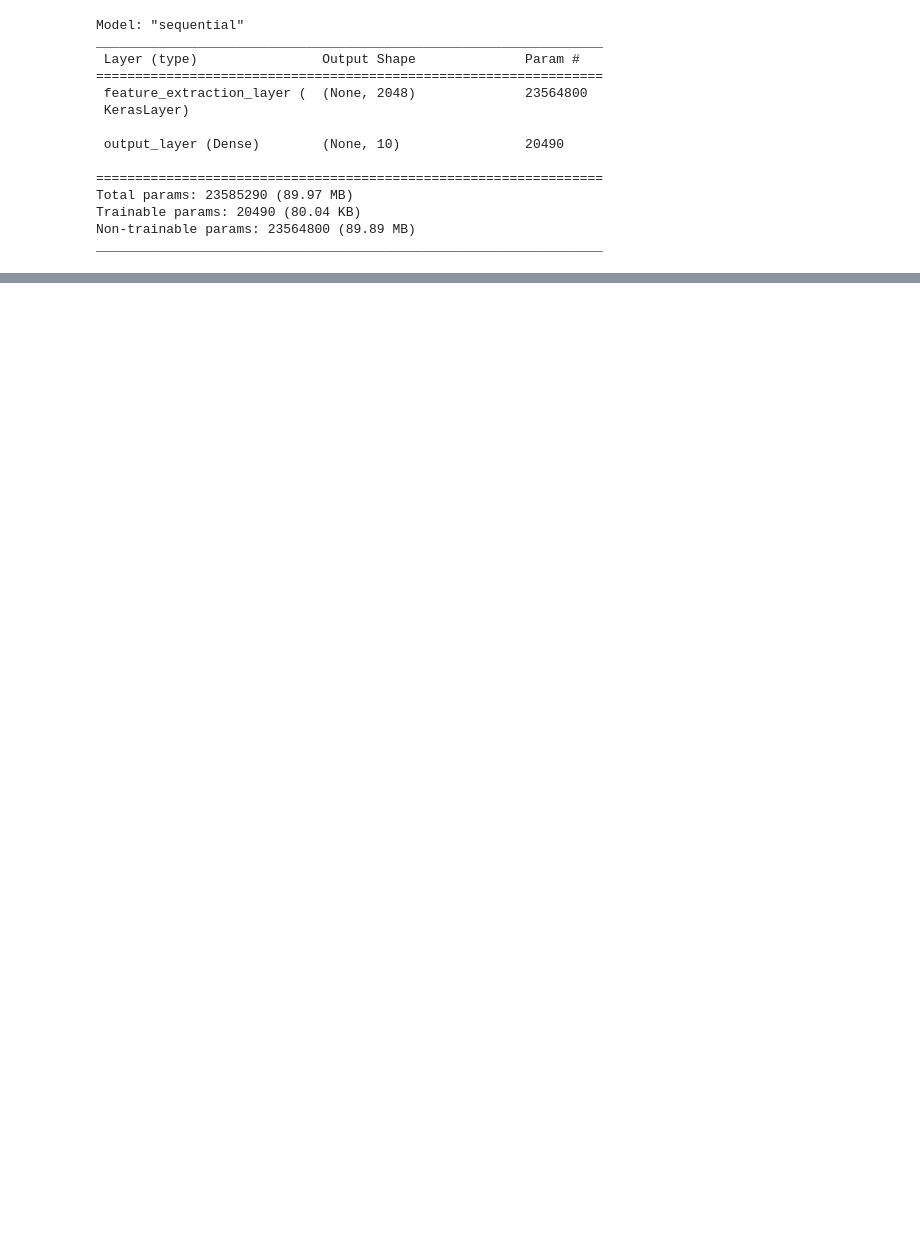
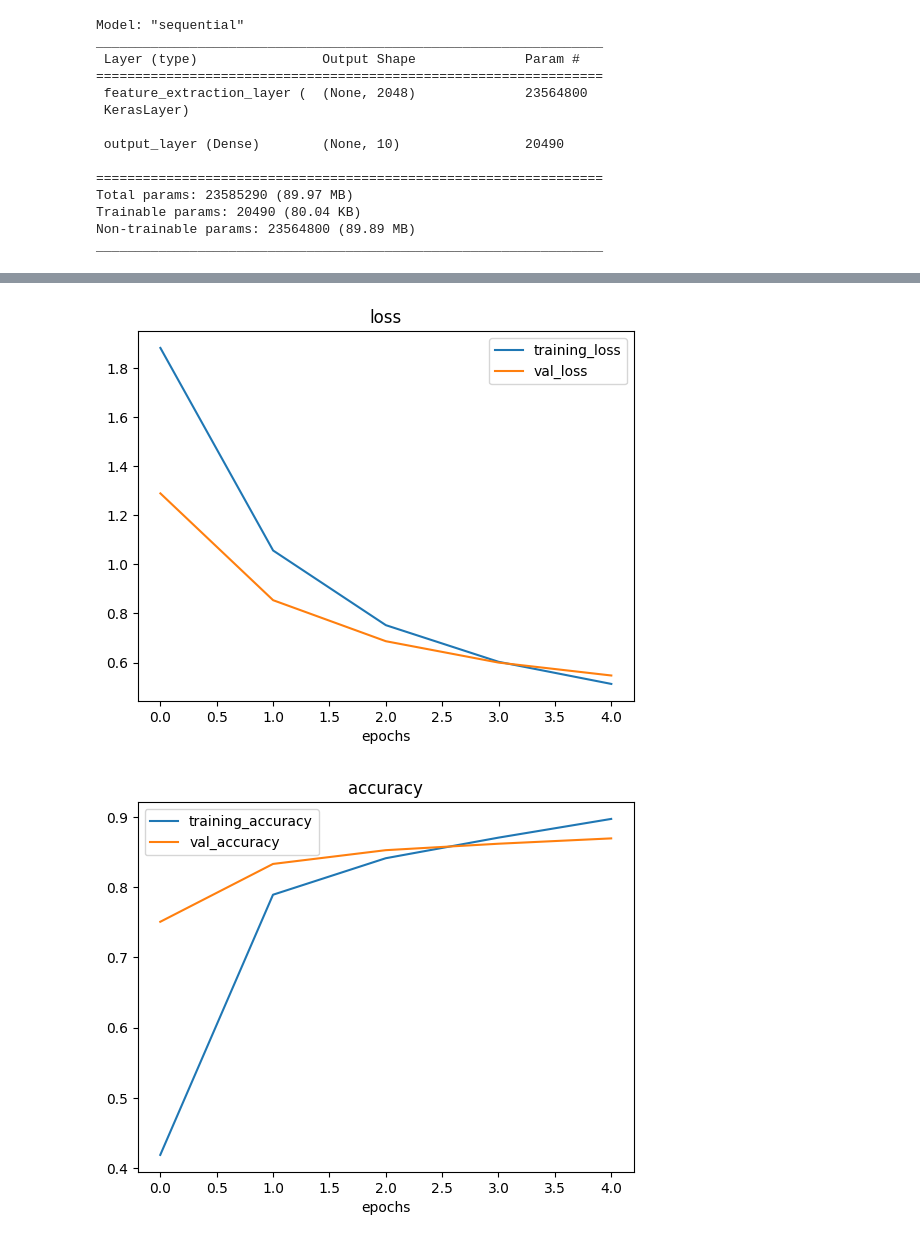
Before and after one commit to Rus-tam/daniel_bourke_course, a Jupyter notebook: 04_Transfer_Learning_with_TensorFlow_Part_1_Feature_Extraction.ipynb, the cells around one changed output, grey strips where cells are left out. Drawn from its saved outputs; the diff is of its cells as text; code cells hidden in the pictures; blank space fills up the shorter version.

```diff
--- a/04_Transfer_Learning_with_TensorFlow_Part_1_Feature_Extraction.ipynb
+++ b/04_Transfer_Learning_with_TensorFlow_Part_1_Feature_Extraction.ipynb
@@ -298,0 +351,5 @@ _________________________________________________________________
+# %%
+# Create EfficientNetB0 model
+efficientnet_model = create_model_from_a_url(url=efficientnet_url, num_classes=10)
+efficientnet_model.build((None,) + IMAGE_SHAPE + (3,))
+efficientnet_model.summary()
@@ -298,0 +373,12 @@ _________________________________________________________________
+# %%
+# Compile our efficientnet model
+efficientnet_model.compile(loss=tf.keras.losses.CategoricalCrossentropy(),
+                     optimizer=tf.keras.optimizers.Adam(),
+                     metrics=["accuracy"])
+# %%
+# Let's fit our EfficientNet model to the data (10 percent of 10 classes)
+efficientnet_history = efficientnet_model.fit(train_data,
+                                  epochs=5,
+                                  validation_data=test_data,
+                                  callbacks=[create_tensorboard_callback(dir_name="tensorflow_hub",
+                                                                         experiment_name="EfficientNetB0")])
@@ -298,0 +402,5 @@ _________________________________________________________________
+# %%
+plot_loss_curves(efficientnet_history)
+# %% [output]
+[figure, added]
+[figure, added]
```
Also changed, not shown: parts of 11 cells of this notebook.
